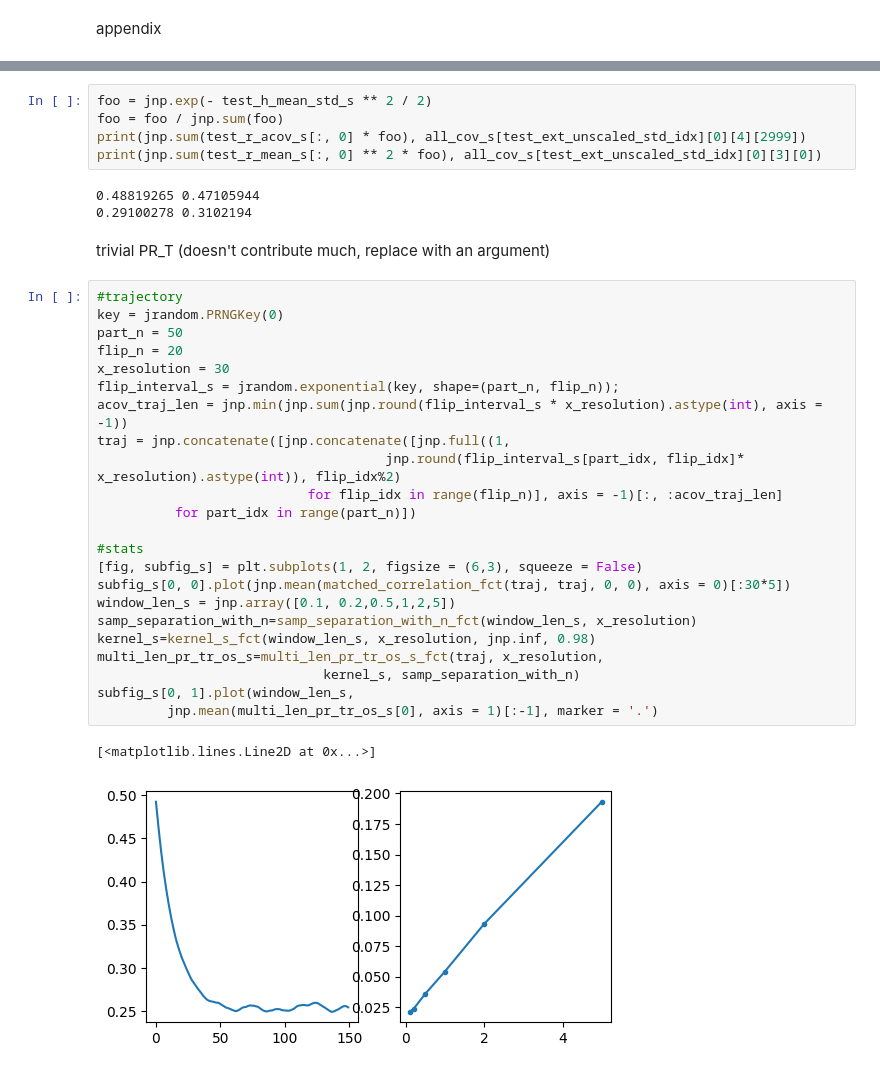
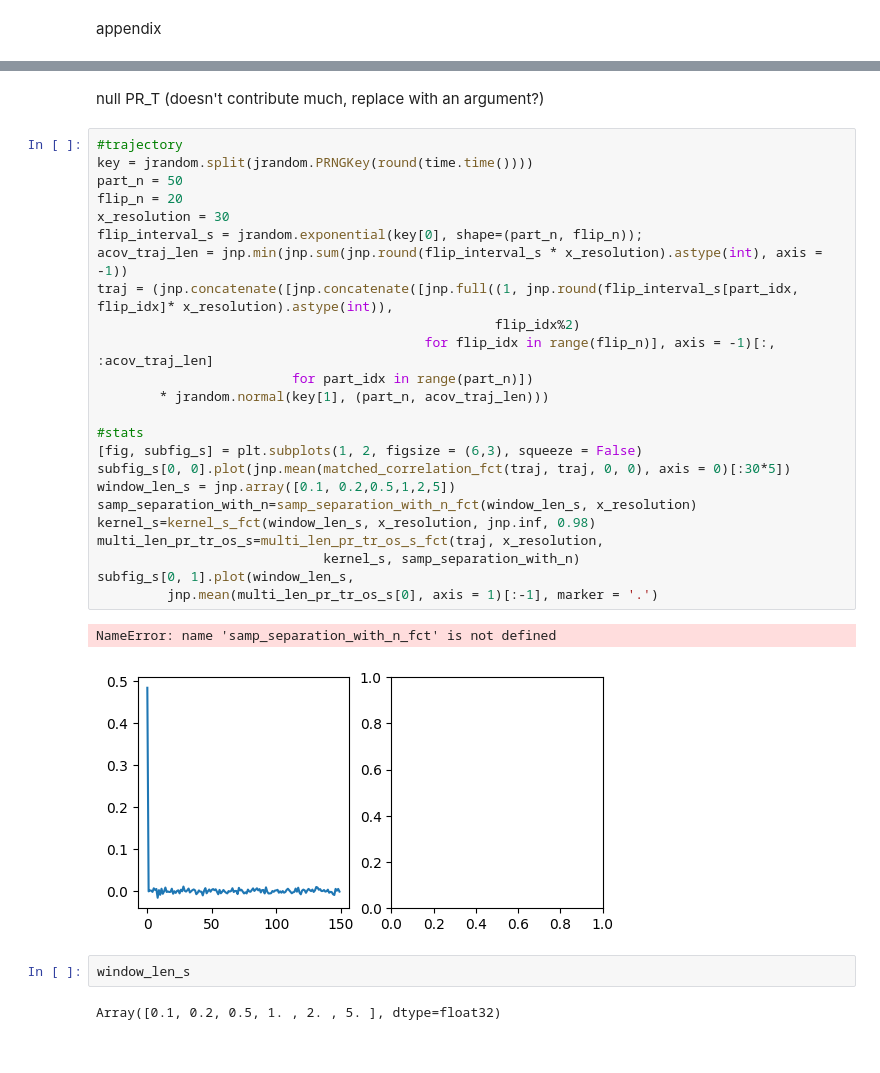
Before and after one commit to zhaoz0314/random-EI, a Jupyter notebook: pseudospatial/predictions.ipynb, the cells around one changed output, grey strips where cells are left out. Drawn from its saved outputs; the diff is of its cells as text.

```diff
--- a/pseudospatial/predictions.ipynb
+++ b/pseudospatial/predictions.ipynb
@@ -688,36 +648,33 @@ for test_step_idx in range(test_frame_n // 30):
-# %%
-foo = jnp.exp(- test_h_mean_std_s ** 2 / 2)
-foo = foo / jnp.sum(foo)
-print(jnp.sum(test_r_acov_s[:, 0] * foo), all_cov_s[test_ext_unscaled_std_idx][0][4][2999])
-print(jnp.sum(test_r_mean_s[:, 0] ** 2 * foo), all_cov_s[test_ext_unscaled_std_idx][0][3][0])
-# %% [output]
-0.48819265 0.47105944
-0.29100278 0.3102194
 # %% [markdown]
-trivial PR_T (doesn't contribute much, replace with an argument)
+null PR_T (doesn't contribute much, replace with an argument?)
 # %%
 #trajectory
-key = jrandom.PRNGKey(0)
+key = jrandom.split(jrandom.PRNGKey(round(time.time())))
 part_n = 50
 flip_n = 20
 x_resolution = 30
-flip_interval_s = jrandom.exponential(key, shape=(part_n, flip_n));
+flip_interval_s = jrandom.exponential(key[0], shape=(part_n, flip_n));
 acov_traj_len = jnp.min(jnp.sum(jnp.round(flip_interval_s * x_resolution).astype(int), axis = -1))
-traj = jnp.concatenate([jnp.concatenate([jnp.full((1,
-                                     jnp.round(flip_interval_s[part_idx, flip_idx]* x_resolution).astype(int)), flip_idx%2)
-                           for flip_idx in range(flip_n)], axis = -1)[:, :acov_traj_len]
-          for part_idx in range(part_n)])
+traj = (jnp.concatenate([jnp.concatenate([jnp.full((1, jnp.round(flip_interval_s[part_idx, flip_idx]* x_resolution).astype(int)),
+                                                   flip_idx%2)
+                                          for flip_idx in range(flip_n)], axis = -1)[:, :acov_traj_len]
+                         for part_idx in range(part_n)])
+        * jrandom.normal(key[1], (part_n, acov_traj_len)))
 
 #stats
 [fig, subfig_s] = plt.subplots(1, 2, figsize = (6,3), squeeze = False)
 subfig_s[0, 0].plot(jnp.mean(matched_correlation_fct(traj, traj, 0, 0), axis = 0)[:30*5])
 window_len_s = jnp.array([0.1, 0.2,0.5,1,2,5])
 samp_separation_with_n=samp_separation_with_n_fct(window_len_s, x_resolution)
 kernel_s=kernel_s_fct(window_len_s, x_resolution, jnp.inf, 0.98)
 multi_len_pr_tr_os_s=multi_len_pr_tr_os_s_fct(traj, x_resolution,
                              kernel_s, samp_separation_with_n)
 subfig_s[0, 1].plot(window_len_s,
          jnp.mean(multi_len_pr_tr_os_s[0], axis = 1)[:-1], marker = '.')
 # %% [output]
-[<matplotlib.lines.Line2D at 0x...>]
+NameError: name 'samp_separation_with_n_fct' is not defined
-[figure, old version]
+[figure, new version]
+# %%
+window_len_s
+# %% [output]
+Array([0.1, 0.2, 0.5, 1. , 2. , 5. ], dtype=float32)
```
Also changed, not shown: parts of 8 cells of this notebook, 1 other file.
